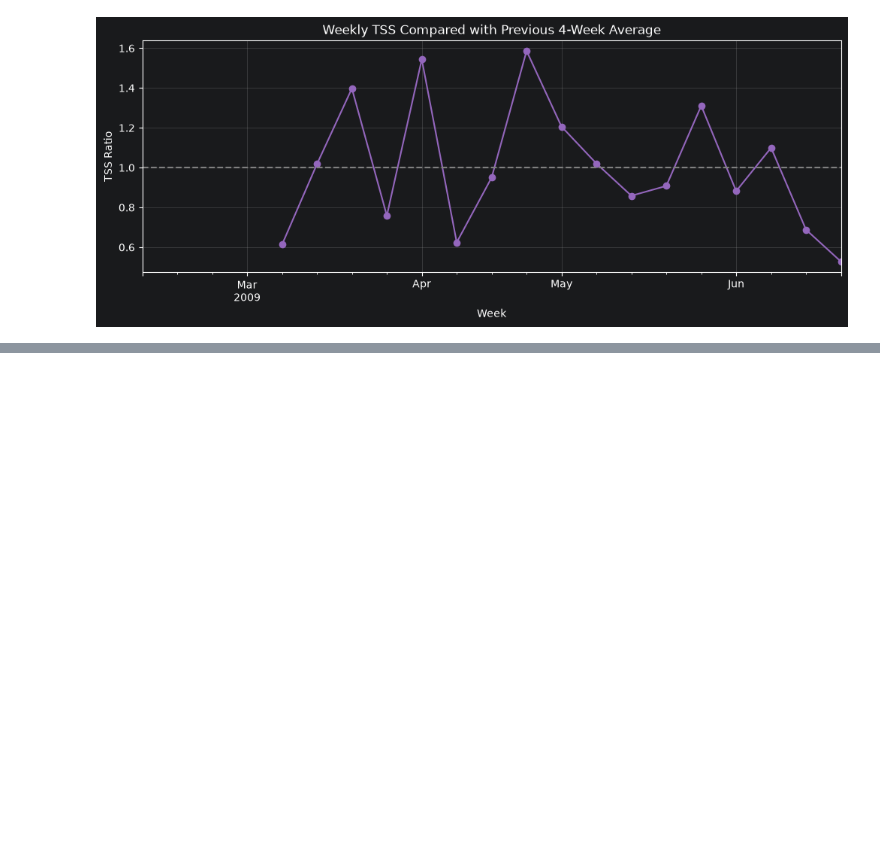
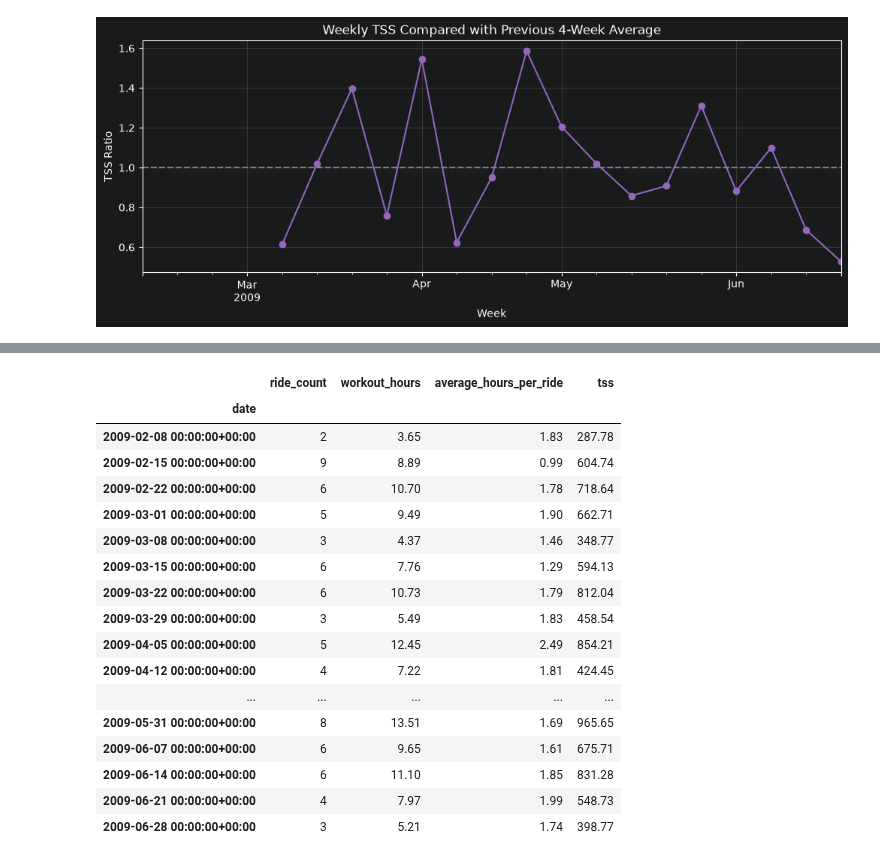
Before and after one commit to jhh0107gsc-hub/cycling, a Jupyter notebook: notebooks/02_training_trends.ipynb, the cells around one changed output, grey strips where cells are left out. Cells and saved outputs as stored; diff of their text form; code cells hidden in the pictures; blank space fills up the shorter version.

```diff
--- a/notebooks/02_training_trends.ipynb
+++ b/notebooks/02_training_trends.ipynb
@@ -529,0 +534,15 @@ weekly_training_df.loc[
+# %%
+weekly_training_df["ride_count"] = (
+    analysis_period_df
+    .set_index("date")
+    .resample("W-SUN")
+    .size()
+)
+
+weekly_training_df[
+    [
+        "workout_hours",
+        "tss",
+        "ride_count",
+    ]
+]
@@ -529,0 +568,33 @@ weekly_training_df.loc[
+# %%
+weekly_training_df["average_hours_per_ride"] = (
+    weekly_training_df["workout_hours"]
+    / weekly_training_df["ride_count"]
+)
+
+weekly_training_df[
+    [
+        "ride_count",
+        "workout_hours",
+        "average_hours_per_ride",
+        "tss",
+    ]
+].round(2)
+# %% [output]
+|  | ride_count | workout_hours | average_hours_per_ride | tss |
+| date |  |  |  |  |
+| 2009-02-08 00:00:00+00:00 | 2 | 3.65 | 1.83 | 287.78 |
+| 2009-02-15 00:00:00+00:00 | 9 | 8.89 | 0.99 | 604.74 |
+| 2009-02-22 00:00:00+00:00 | 6 | 10.70 | 1.78 | 718.64 |
+| 2009-03-01 00:00:00+00:00 | 5 | 9.49 | 1.90 | 662.71 |
+| 2009-03-08 00:00:00+00:00 | 3 | 4.37 | 1.46 | 348.77 |
+| 2009-03-15 00:00:00+00:00 | 6 | 7.76 | 1.29 | 594.13 |
+| 2009-03-22 00:00:00+00:00 | 6 | 10.73 | 1.79 | 812.04 |
+| 2009-03-29 00:00:00+00:00 | 3 | 5.49 | 1.83 | 458.54 |
+| 2009-04-05 00:00:00+00:00 | 5 | 12.45 | 2.49 | 854.21 |
+| 2009-04-12 00:00:00+00:00 | 4 | 7.22 | 1.81 | 424.45 |
+| ... | ... | ... | ... | ... |
+| 2009-05-31 00:00:00+00:00 | 8 | 13.51 | 1.69 | 965.65 |
+| 2009-06-07 00:00:00+00:00 | 6 | 9.65 | 1.61 | 675.71 |
+| 2009-06-14 00:00:00+00:00 | 6 | 11.10 | 1.85 | 831.28 |
+| 2009-06-21 00:00:00+00:00 | 4 | 7.97 | 1.99 | 548.73 |
+| 2009-06-28 00:00:00+00:00 | 3 | 5.21 | 1.74 | 398.77 |
```
Also changed, not shown: parts of 10 cells of this notebook.
